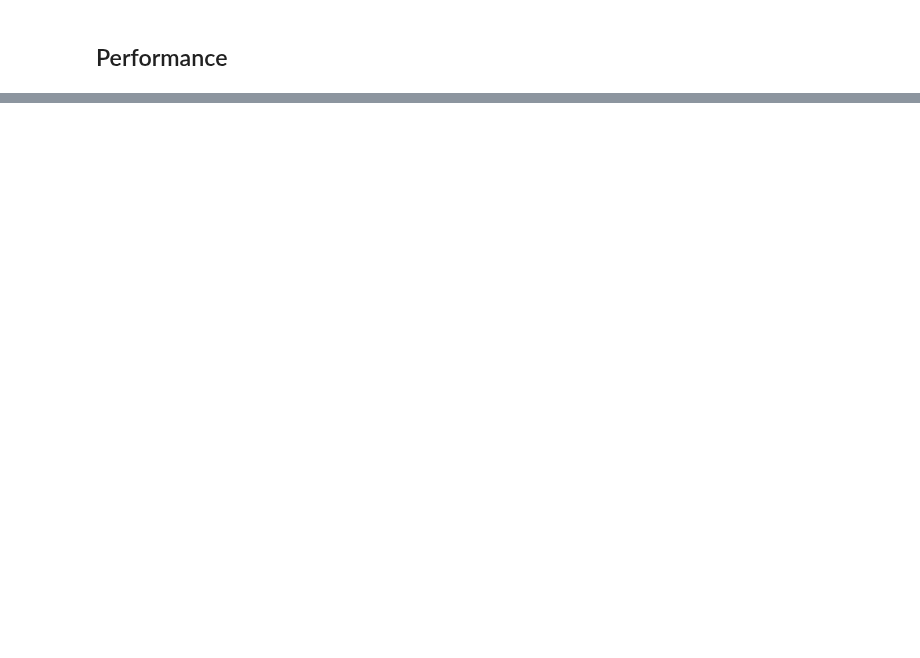
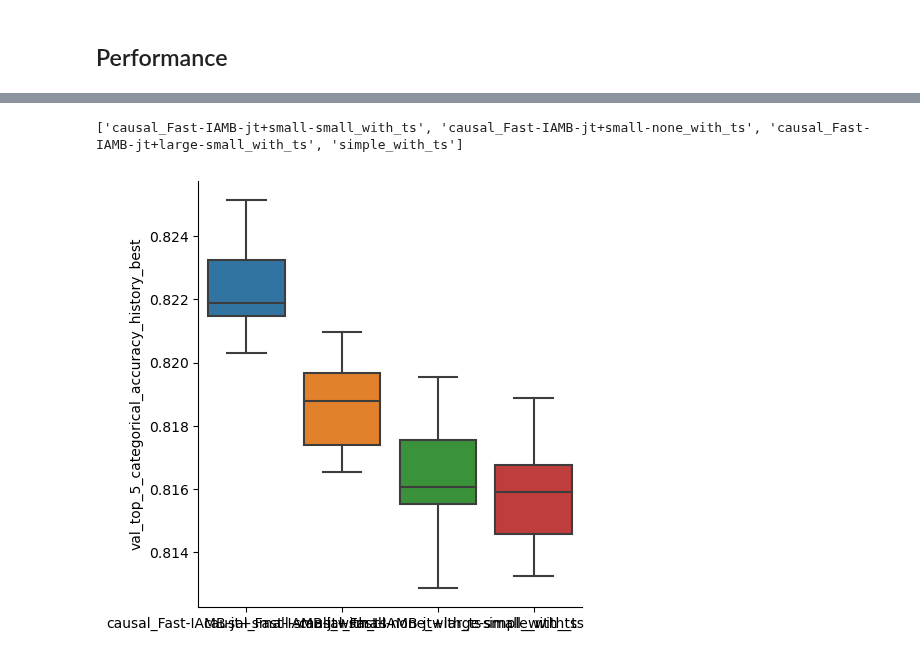
Before and after one commit to ralmasri/Domain-Guided-Monitoring, a Jupyter notebook: notebooks/knowledge_graphs.ipynb, the cells around one changed output, grey strips where cells are left out. Cells and saved outputs as stored; diff of their text form; code cells hidden in the pictures; blank space fills up the shorter version.

```diff
--- a/notebooks/knowledge_graphs.ipynb
+++ b/notebooks/knowledge_graphs.ipynb
@@ -320,6 +255,0 @@ for algo in experimented_algos:
-# %%
-sorted_top_5_accuracy_median_df = pd.DataFrame(
-    matrix_df.groupby(['data_tags_model_type'])['val_top_5_categorical_accuracy_history_best']
-    .median()
-    .sort_values(ascending=False)).reset_index()
-sorted_top_5_accuracy_median_df
@@ -413,7 +255,0 @@ for t in experimented_types:
-# %%
-# Sort by median top 5 categorical accuracy
-sorted_top_5_accuracy_median_df = pd.DataFrame(
-    overall_df.groupby(['data_tags_model_type'])['val_top_5_categorical_accuracy_history_best']
-    .median()
-    .sort_values(ascending=False)).reset_index()
-sorted_top_5_accuracy_median_df
@@ -704,0 +284,7 @@ x_order = top_20_df['data_tags_model_type'].tolist()[:4] + ['simple'])
+# %%
+print(top_k_median_ts)
+plot_best_metric_bar(matrix_df, ['val_top_5_categorical_accuracy_history_best'],
+x_order = top_k_median_ts)
+# %% [output]
+['causal_Fast-IAMB-jt+small-small_with_ts', 'causal_Fast-IAMB-jt+small-none_with_ts', 'causal_Fast-IAMB-jt+large-small_with_ts', 'simple_with_ts']
+[figure, added]
```
Also changed, not shown: parts of 67 cells of this notebook, 1 other file.
